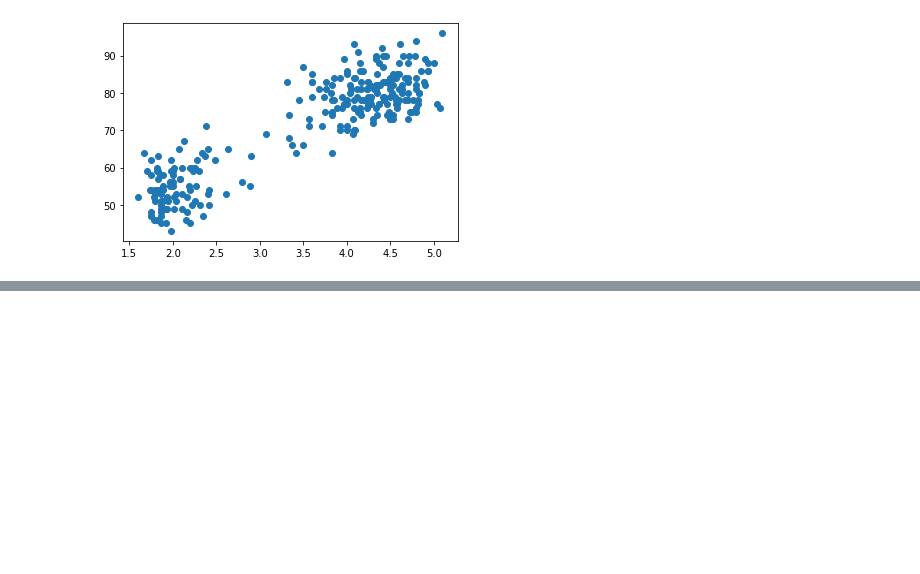
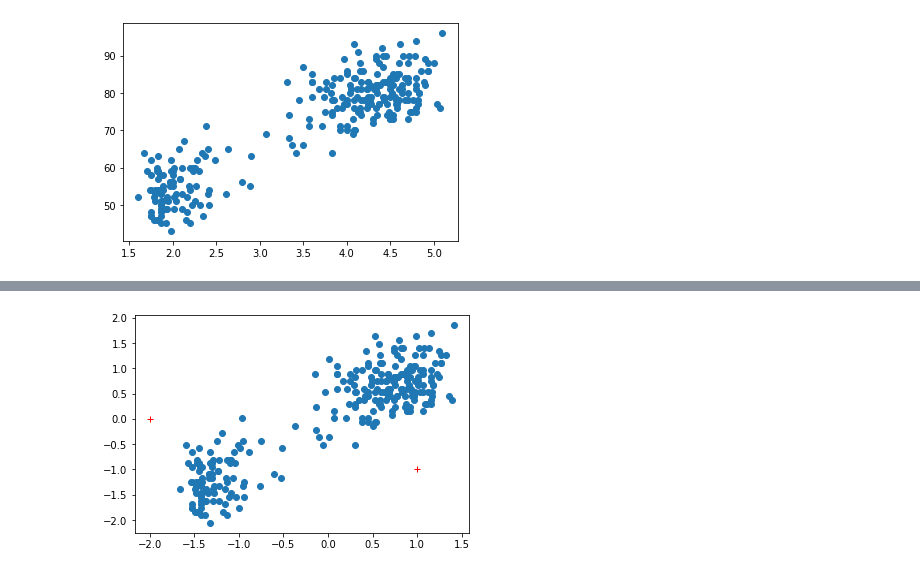
Before and after one commit to AnkitDimri/Machine-Learning, a Jupyter notebook: k-means clustering.ipynb, the cells around one changed output, grey strips where cells are left out. Cells and saved outputs as stored; diff of their text form; code cells hidden in the pictures; blank space fills up the shorter version.

```diff
--- a/k-means clustering.ipynb
+++ b/k-means clustering.ipynb
@@ -25,0 +48,7 @@ plt.scatter (df ["eruptions"], df ["waiting"])
+# %%
+m = np.random.randint (-2, 2, size = (2, 2))
+plt.scatter (df_norm ["eruptions"], df_norm ["waiting"])
+plt.plot (m [0], m [1], 'g+', color = 'red')
+plt.show ()
+# %% [output]
+[figure, added]
```
Also changed, not shown: parts of 6 cells of this notebook.
